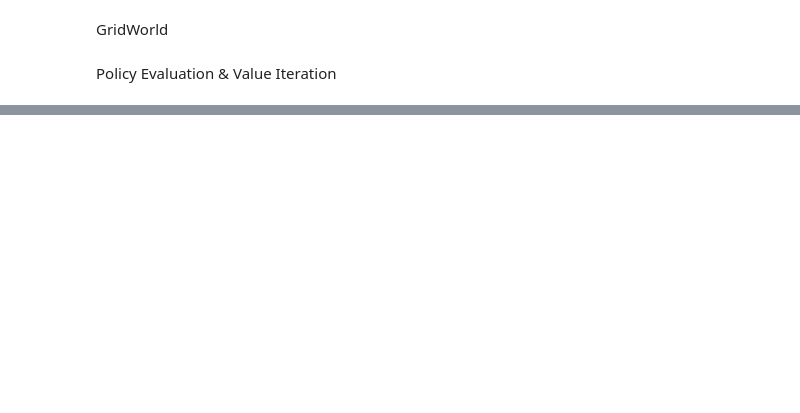
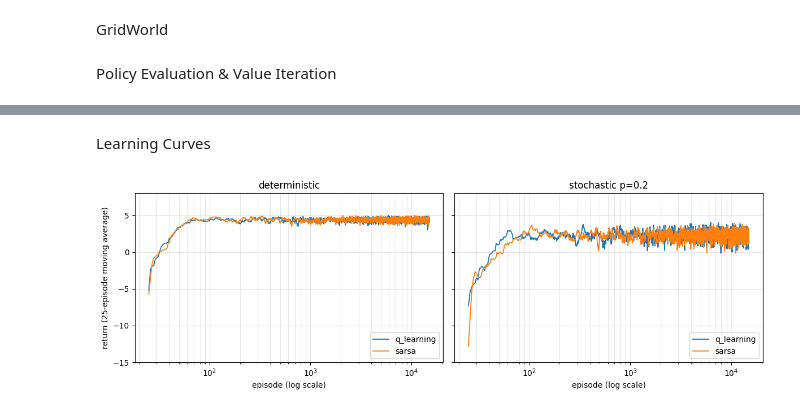
Before and after one commit to Bukunmi2108/ml-journey, a Jupyter notebook: research/world_models/wm0_gridworld.ipynb, the cells around one changed output, grey strips where cells are left out. Drawn from its saved outputs; the diff is of its cells as text; code cells hidden in the pictures; blank space fills up the shorter version.

```diff
--- a/research/world_models/wm0_gridworld.ipynb
+++ b/research/world_models/wm0_gridworld.ipynb
@@ -93,6 +94,6 @@ def value_iteration(env: GridWorld, gamma=0.99, theta=1e-6):
 
     for s in range(env.n_states):
         q_values = [sum(prob * (reward + gamma * V[next_s]) for prob, next_s, reward, _ in env.get_transitions(s, a)) for a in range(env.n_actions)]
-        optimal_policy[s, np.argmax(q_values)] == 1.0
+        optimal_policy[s, np.argmax(q_values)] = 1.0
 
     return V, optimal_policy
@@ -98,0 +180,13 @@ def value_iteration(env: GridWorld, gamma=0.99, theta=1e-6):
+# %%
+GAMMA, EPISODES = 0.99, 15000
+ENVS = [("deterministic", GridWorld()), ("stochastic p=0.2", GridWorld(stochastic=True))]
+
+V_opt, pi_opt = {}, {}
+for name, env in ENVS:
+    uniform = np.ones((env.n_states, env.n_actions)) / env.n_actions
+    V_rand = policy_evaluation(env, uniform, gamma=GAMMA)
+    V_opt[name], pi_opt[name] = value_iteration(env, gamma=GAMMA)
+
+    render_values(env, V_opt[name], f"V* -- {name}")
+    render_policy(env, pi_opt[name], "pi*")
+    print(f"   V(start): random {V_rand[0]:.2f} -> optimal {V_opt[name][0]:.2f}\n")
@@ -98,0 +213,15 @@ def value_iteration(env: GridWorld, gamma=0.99, theta=1e-6):
+# %%
+LEARNERS = [("q_learning", q_learning), ("sarsa", sarsa)]
+histories = {}
+
+for name, env in ENVS:
+    for label, algo in LEARNERS:
+        np.random.seed(0)
+        Q, histories[name, label] = algo(env, episodes=EPISODES, alpha=0.1, gamma=GAMMA, epsilon=0.1)
+
+        # score the learned policy with the exact evaluator, not a sampled rollout
+        greedy = greedy_policy_from_Q(Q)
+        V_greedy = policy_evaluation(env, greedy, gamma=GAMMA)
+        render_policy(env, greedy, f"{label} -- {name}")
+        print(f"   V(start) {V_greedy[0]:.2f} vs optimal {V_opt[name][0]:.2f}"
+              f"   shortfall {V_opt[name][0] - V_greedy[0]:.4f}\n")
@@ -98,0 +246,18 @@ def value_iteration(env: GridWorld, gamma=0.99, theta=1e-6):
+# %% [markdown]
+Learning Curves
+# %%
+W = 25
+
+fig, axes = plt.subplots(1, 2, figsize=(12, 4), sharey=True)
+for ax, (name, _) in zip(axes, ENVS):
+    for label, _ in LEARNERS:
+        y = np.convolve(histories[name, label], np.ones(W) / W, mode="valid")
+        ax.plot(np.arange(len(y)) + W, y, lw=1.3, label=label)
+    ax.set(xscale="log", ylim=(-15, 8), title=name, xlabel="episode (log scale)")
+    ax.grid(alpha=0.3, which="both")
+    ax.legend(loc="lower right")
+axes[0].set_ylabel(f"return ({W}-episode moving average)")
+plt.tight_layout()
+plt.show()
+# %% [output]
+[figure, added]
```
Also changed, not shown: parts of 14 cells of this notebook.
